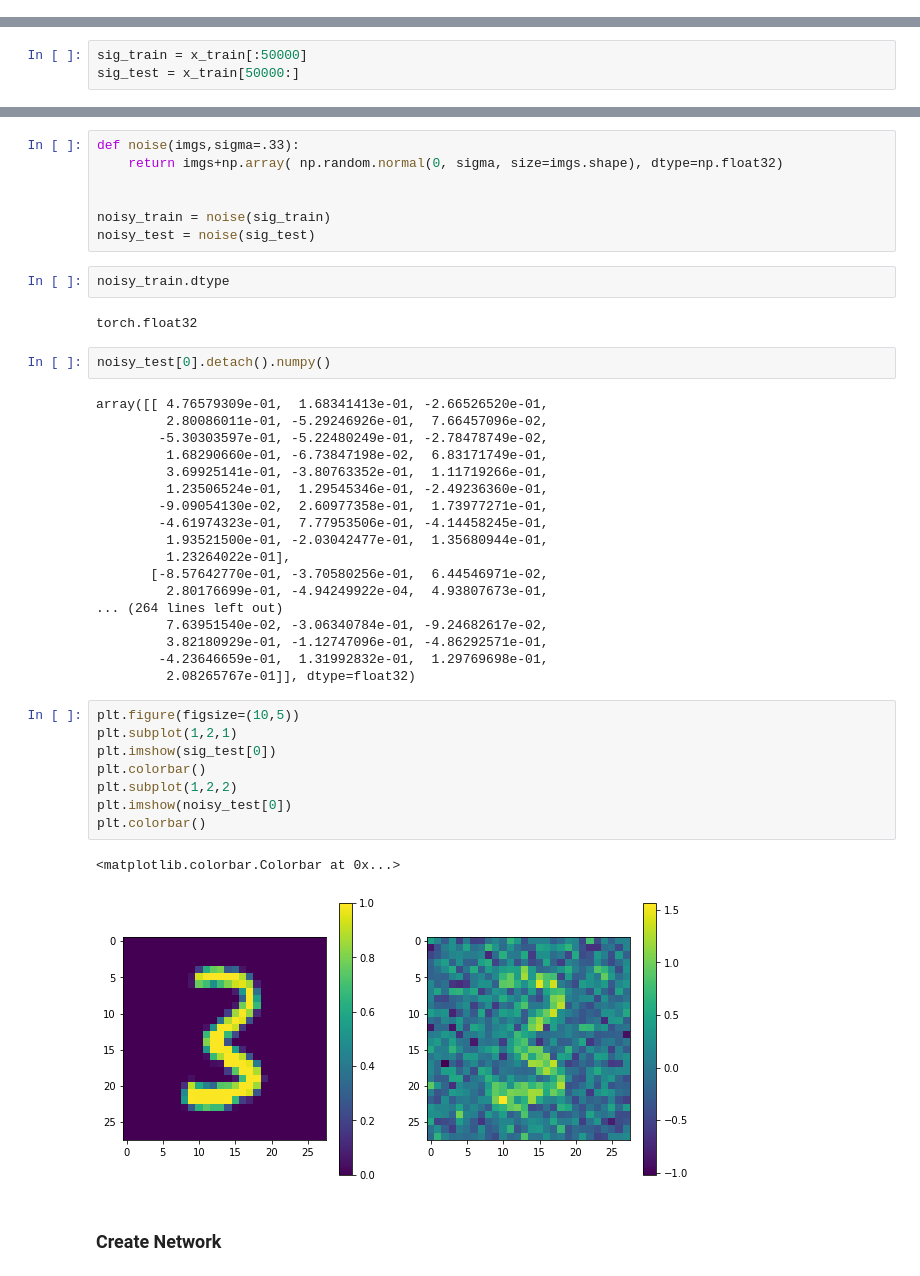
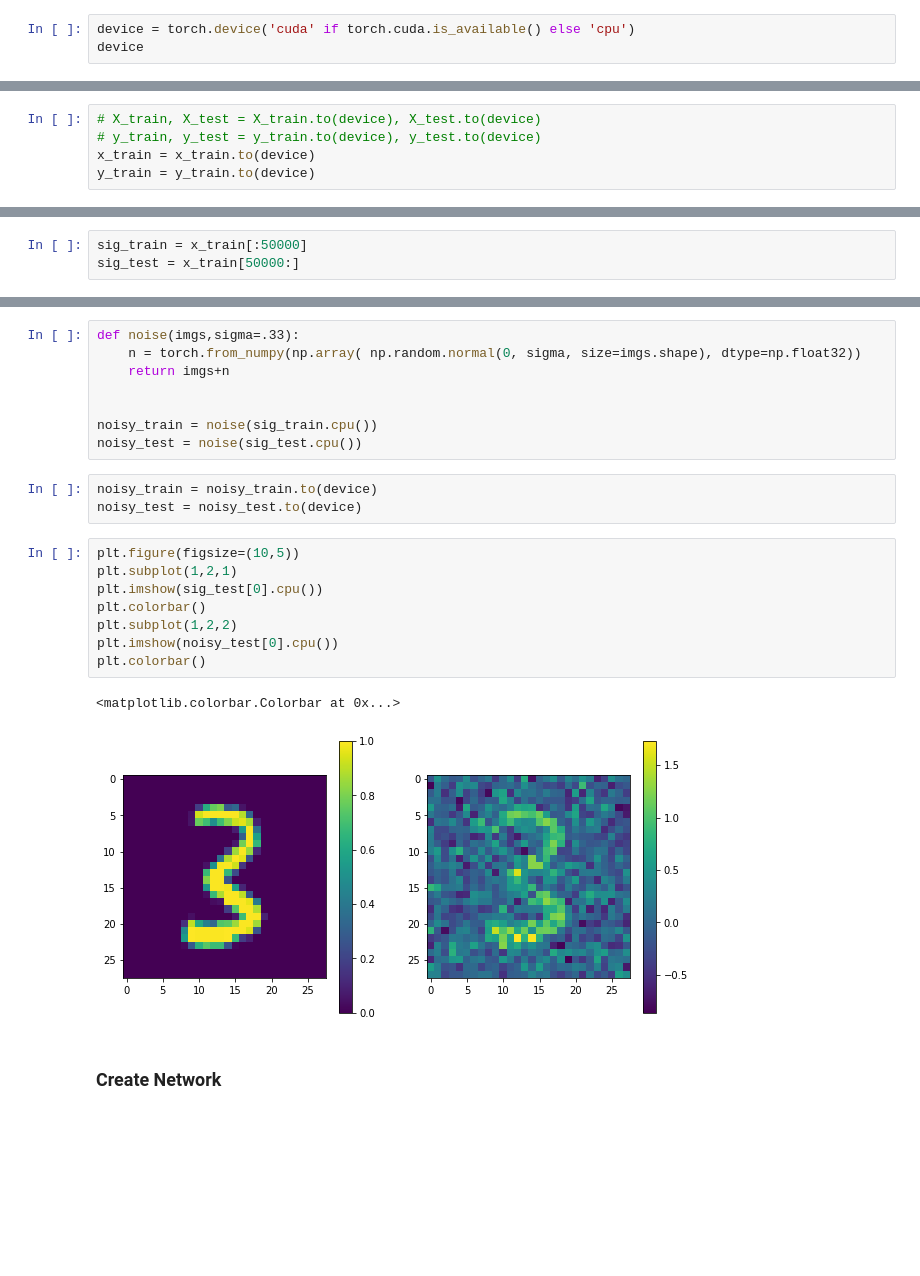
Before and after one commit to fjug/DL_TensorFlow_PyTorch, a Jupyter notebook: 1_MNIST_PyTorch.ipynb, the cells around one changed output, grey strips where cells are left out. Cells and saved outputs as stored; diff of their text form; blank space fills up the shorter version.

```diff
--- a/1_MNIST_PyTorch.ipynb
+++ b/1_MNIST_PyTorch.ipynb
@@ -13,0 +19,3 @@ import torchvision
+# %%
+device = torch.device('cuda' if torch.cuda.is_available() else 'cpu')
+device
@@ -27,6 +37,11 @@ print(y_train.shape)
 # %% [output]
 torch.Size([60000, 28, 28])
 torch.Size([60000])
+# %%
+# X_train, X_test = X_train.to(device), X_test.to(device)
+# y_train, y_test = y_train.to(device), y_test.to(device)
+x_train = x_train.to(device)
+y_train = y_train.to(device)
 # %%
 plt.figure(figsize=(10,5))
 plt.subplot(1,2,1)
@@ -261,45 +302,25 @@ torch.float32
 # %%
 def noise(imgs,sigma=.33):
-    return imgs+np.array( np.random.normal(0, sigma, size=imgs.shape), dtype=np.float32)
+    n = torch.from_numpy(np.array( np.random.normal(0, sigma, size=imgs.shape), dtype=np.float32))
+    return imgs+n
 
 
-noisy_train = noise(sig_train)
-noisy_test = noise(sig_test)
+noisy_train = noise(sig_train.cpu())
+noisy_test = noise(sig_test.cpu())
-# %%
-noisy_train.dtype
-# %% [output]
-torch.float32
-# %%
-noisy_test[0].detach().numpy()
-# %% [output]
-array([[ 4.76579309e-01,  1.68341413e-01, -2.66526520e-01,
-         2.80086011e-01, -5.29246926e-01,  7.66457096e-02,
-        -5.30303597e-01, -5.22480249e-01, -2.78478749e-02,
-         1.68290660e-01, -6.73847198e-02,  6.83171749e-01,
-         3.69925141e-01, -3.80763352e-01,  1.11719266e-01,
-         1.23506524e-01,  1.29545346e-01, -2.49236360e-01,
-        -9.09054130e-02,  2.60977358e-01,  1.73977271e-01,
-        -4.61974323e-01,  7.77953506e-01, -4.14458245e-01,
-         1.93521500e-01, -2.03042477e-01,  1.35680944e-01,
-         1.23264022e-01],
-       [-8.57642770e-01, -3.70580256e-01,  6.44546971e-02,
-         2.80176699e-01, -4.94249922e-04,  4.93807673e-01,
-... (264 lines left out)
-         7.63951540e-02, -3.06340784e-01, -9.24682617e-02,
-         3.82180929e-01, -1.12747096e-01, -4.86292571e-01,
-        -4.23646659e-01,  1.31992832e-01,  1.29769698e-01,
-         2.08265767e-01]], dtype=float32)
+# %%
+noisy_train = noisy_train.to(device)
+noisy_test = noisy_test.to(device)
 # %%
 plt.figure(figsize=(10,5))
 plt.subplot(1,2,1)
-plt.imshow(sig_test[0])
+plt.imshow(sig_test[0].cpu())
 plt.colorbar()
 plt.subplot(1,2,2)
-plt.imshow(noisy_test[0])
+plt.imshow(noisy_test[0].cpu())
 plt.colorbar()
 # %% [output]
 <matplotlib.colorbar.Colorbar at 0x...>
-[figure, old version]
+[figure, new version]
 # %% [markdown]
 ### Create Network
 # %%
```
Also changed, not shown: parts of 15 cells of this notebook, 3 other files.
